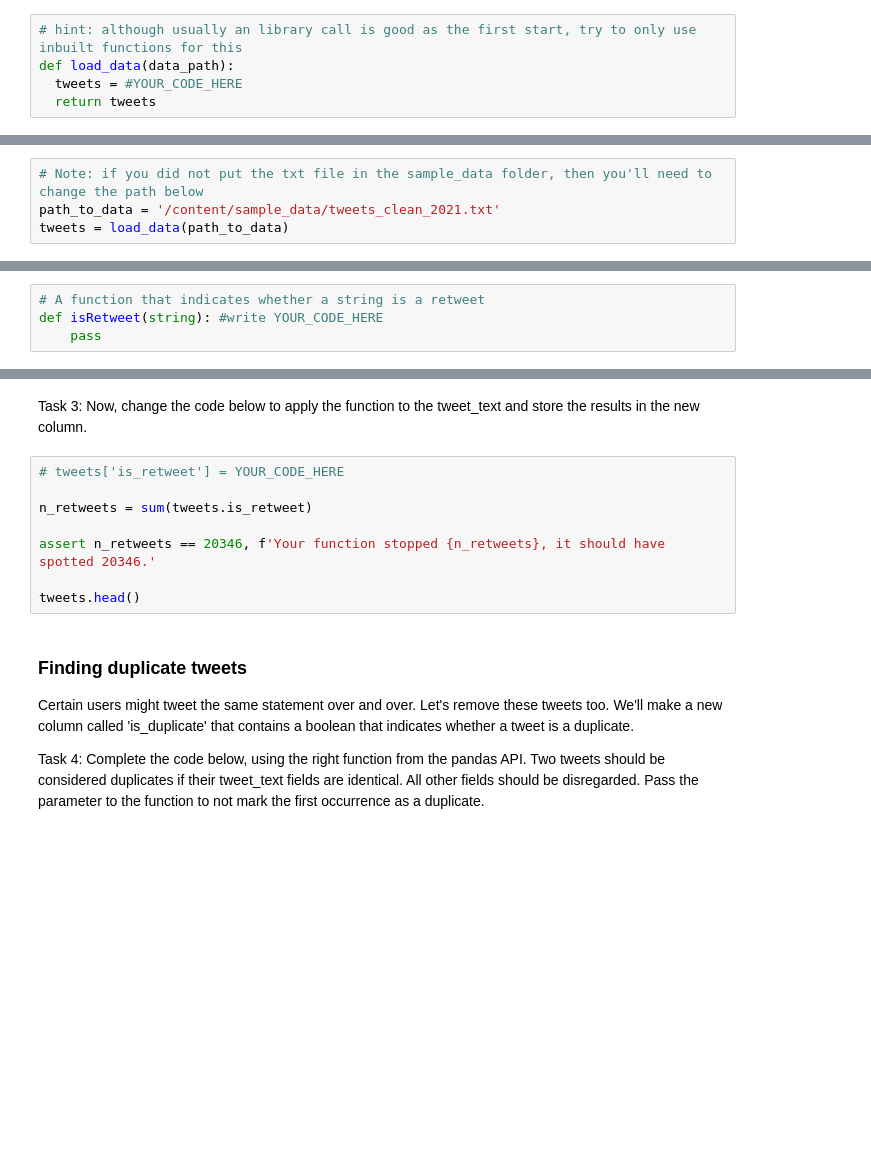
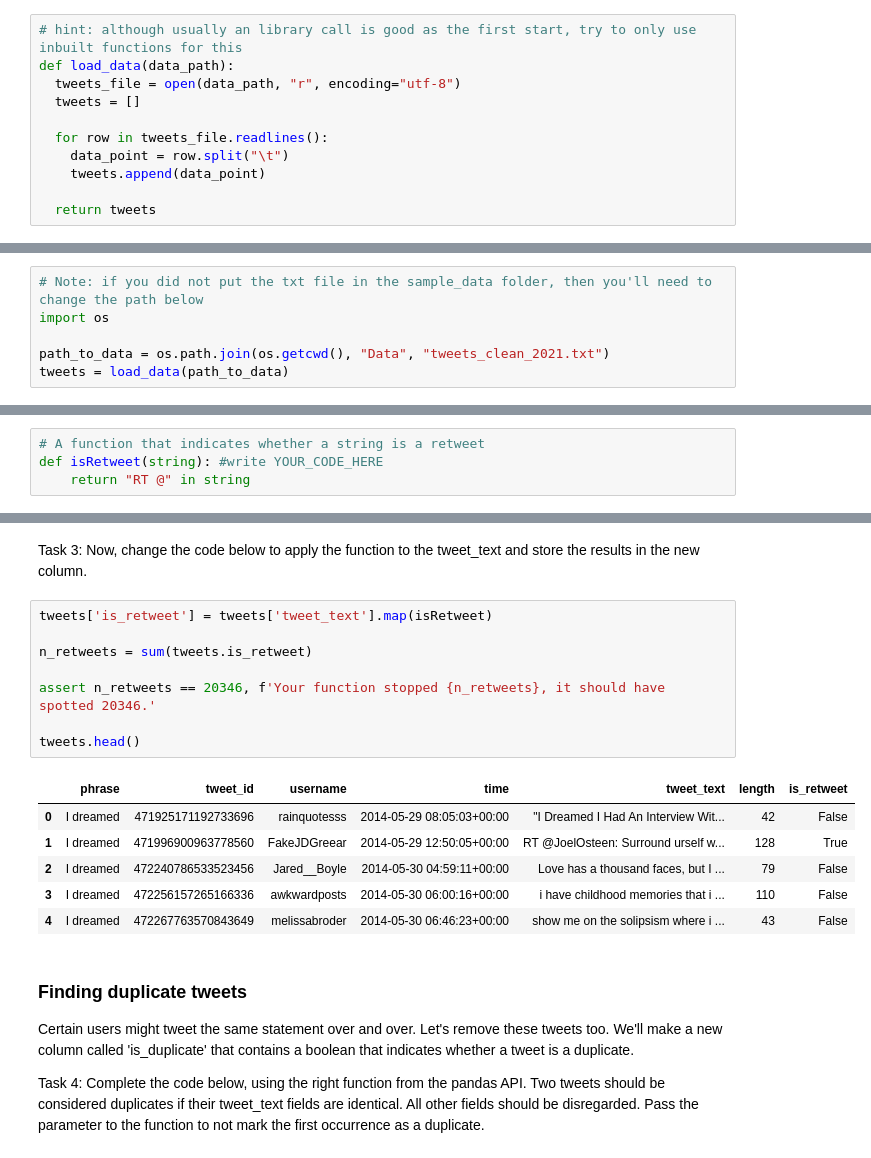
Before and after one commit to daanbrugmans/ru-text-and-multimedia-mining-23-24, a Jupyter notebook: Assignments/A1 Preprocessing and NLP.ipynb, the cells around one changed output, grey strips where cells are left out. Cells and saved outputs as stored; diff of their text form; blank space fills up the shorter version.

```diff
--- a/Assignments/A1 Preprocessing and NLP.ipynb
+++ b/Assignments/A1 Preprocessing and NLP.ipynb
@@ -111,13 +111,21 @@ Task 1: Implement the function below. It takes a path as its arguments and retur
 # %%
 # hint: although usually an library call is good as the first start, try to only use inbuilt functions for this
 def load_data(data_path):
-  tweets = #YOUR_CODE_HERE
+  tweets_file = open(data_path, "r", encoding="utf-8")
+  tweets = []
+
+  for row in tweets_file.readlines():
+    data_point = row.split("\t")
+    tweets.append(data_point)
+
   return tweets
 # %% [markdown]
 Let's load the data and briefly inspect it.
 # %%
 # Note: if you did not put the txt file in the sample_data folder, then you'll need to change the path below
-path_to_data = '/content/sample_data/tweets_clean_2021.txt'
+import os
+
+path_to_data = os.path.join(os.getcwd(), "Data", "tweets_clean_2021.txt")
 tweets = load_data(path_to_data)
 # %% [markdown]
 The following cell contains some assert statements. They check if a condition hold and print a string if otherwise. If there's no output after running the cell, your function should have worked correctly. If not, use the string output to find out what is wrong.
@@ -192,7 +222,7 @@ Task 2: Change the function stub below to capture retweets *as defined above*, s
 # %%
 # A function that indicates whether a string is a retweet
 def isRetweet(string): #write YOUR_CODE_HERE
-    pass
+    return "RT @" in string
 # %%
 test_1 = isRetweet('RT @Tester this is a test!')
 assert test_1 == True, 'Your function missed a retweet!'
@@ -207,13 +237,20 @@ assert test_5 == False, 'Your function spotted a RT in error.'
 # %% [markdown]
 Task 3: Now, change the code below to apply the function to the tweet_text and store the results in the new column.
 # %%
-# tweets['is_retweet'] = YOUR_CODE_HERE
+tweets['is_retweet'] = tweets['tweet_text'].map(isRetweet)
 
 n_retweets = sum(tweets.is_retweet)
 
 assert n_retweets == 20346, f'Your function stopped {n_retweets}, it should have spotted 20346.'
 
 tweets.head()
+# %% [output]
+|  | phrase | tweet_id | username | time | tweet_text | length | is_retweet |
+| 0 | I dreamed | 471925171192733696 | rainquotesss | 2014-05-29 08:05:03+00:00 | "I Dreamed I Had An Interview Wit... | 42 | False |
+| 1 | I dreamed | 471996900963778560 | FakeJDGreear | 2014-05-29 12:50:05+00:00 | RT @JoelOsteen: Surround urself w... | 128 | True |
+| 2 | I dreamed | 472240786533523456 | Jared__Boyle | 2014-05-30 04:59:11+00:00 | Love has a thousand faces, but I ... | 79 | False |
+| 3 | I dreamed | 472256157265166336 | awkwardposts | 2014-05-30 06:00:16+00:00 | i have childhood memories that i ... | 110 | False |
+| 4 | I dreamed | 472267763570843649 | melissabroder | 2014-05-30 06:46:23+00:00 | show me on the solipsism where i ... | 43 | False |
 # %% [markdown]
 ### Finding duplicate tweets
 
```
Also changed, not shown: parts of 14 cells of this notebook.
